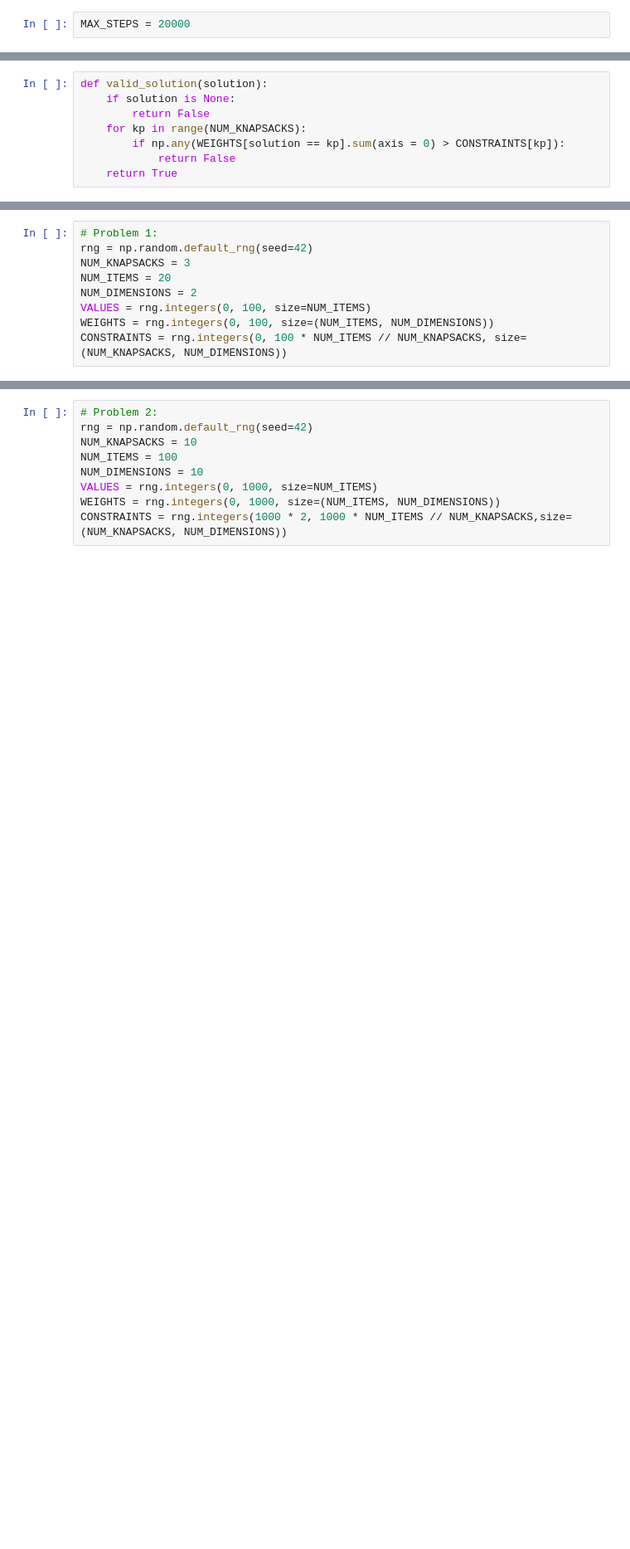
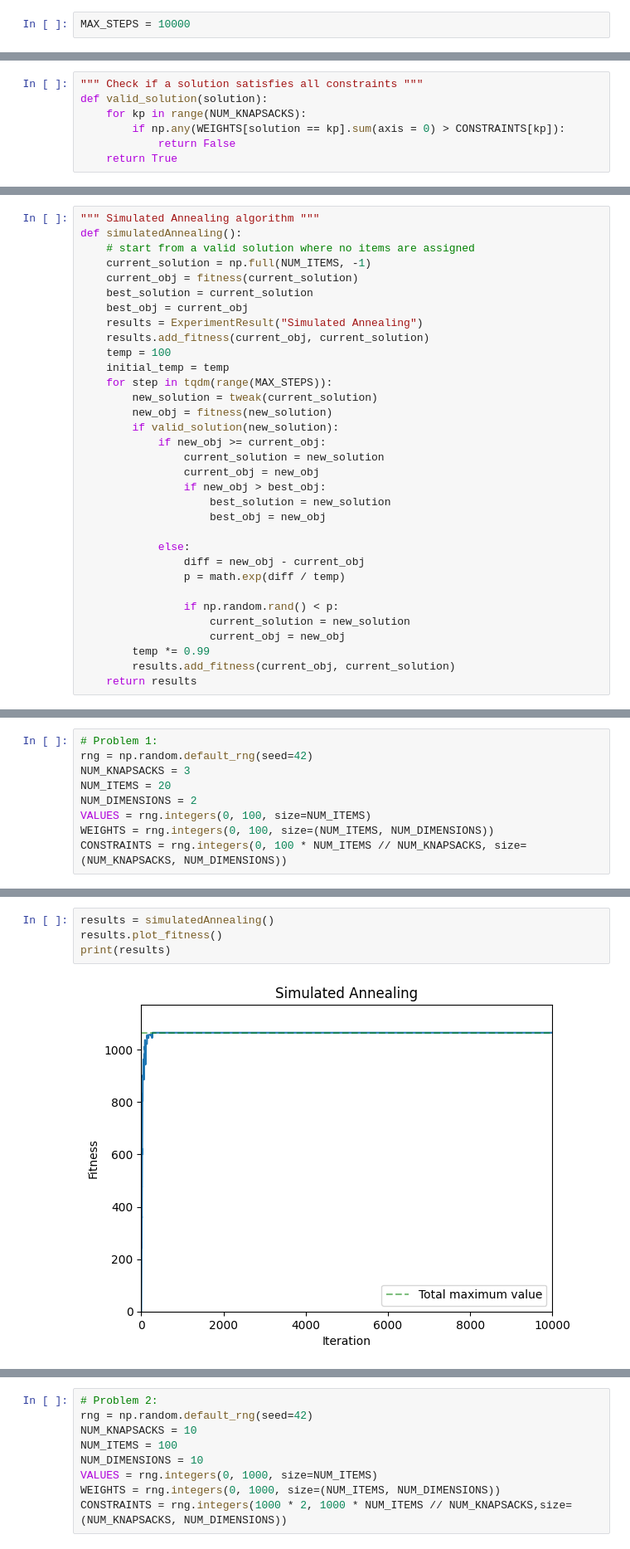
Before and after one commit to venom-mancer/CI2025_lab1_Review1, a Jupyter notebook: knapsack.ipynb, the cells around one changed output, grey strips where cells are left out. Shown at 83% size. Drawn from its saved outputs; the diff is of its cells as text; blank space fills up the shorter version.

Commit message:
Tweak change and visualization

```diff
--- a/knapsack.ipynb
+++ b/knapsack.ipynb
@@ -10,15 +12,14 @@ NUM_KNAPSACKS = 2
 NUM_ITEMS = 10
 NUM_DIMENSIONS = 2
 # %%
-MAX_STEPS = 20000
+MAX_STEPS = 10000
 # %%
 VALUES = np.random.randint(0, 100, size=NUM_ITEMS)
 WEIGHTS = np.random.randint(0, 100, size=(NUM_ITEMS, NUM_DIMENSIONS))
 CONSTRAINTS = np.random.randint(0, 100 * NUM_ITEMS // NUM_KNAPSACKS, size=(NUM_KNAPSACKS, NUM_DIMENSIONS))
 # %%
+""" Check if a solution satisfies all constraints """
 def valid_solution(solution):
-    if solution is None:
-        return False
     for kp in range(NUM_KNAPSACKS):
         if np.any(WEIGHTS[solution == kp].sum(axis = 0) > CONSTRAINTS[kp]):
             return False
@@ -44,3 +90,36 @@ def tweak(solution):
+# %%
+""" Simulated Annealing algorithm """
+def simulatedAnnealing():
+    # start from a valid solution where no items are assigned
+    current_solution = np.full(NUM_ITEMS, -1)
+    current_obj = fitness(current_solution)
+    best_solution = current_solution
+    best_obj = current_obj
+    results = ExperimentResult("Simulated Annealing")
+    results.add_fitness(current_obj, current_solution)
+    temp = 100
+    initial_temp = temp
+    for step in tqdm(range(MAX_STEPS)):
+        new_solution = tweak(current_solution)
+        new_obj = fitness(new_solution)
+        if valid_solution(new_solution):
+            if new_obj >= current_obj:
+                current_solution = new_solution
+                current_obj = new_obj
+                if new_obj > best_obj:
+                    best_solution = new_solution
+                    best_obj = new_obj
+
+            else:
+                diff = new_obj - current_obj
+                p = math.exp(diff / temp)
+
+                if np.random.rand() < p:
+                    current_solution = new_solution
+                    current_obj = new_obj
+        temp *= 0.99
+        results.add_fitness(current_obj, current_solution)
+    return results
 # %% [markdown]
 ## TEST PROBLEMS
 # %%
@@ -102,0 +134,6 @@ ic| best_solution: array([-1,  1,  0,  1,  0,  0,  2,  0,  0,  2,  0,  1,  1,  1
+# %%
+results = simulatedAnnealing()
+results.plot_fitness()
+print(results)
+# %% [output]
+[figure, added]
```
Also changed, not shown: parts of 13 cells of this notebook, 1 other file.
